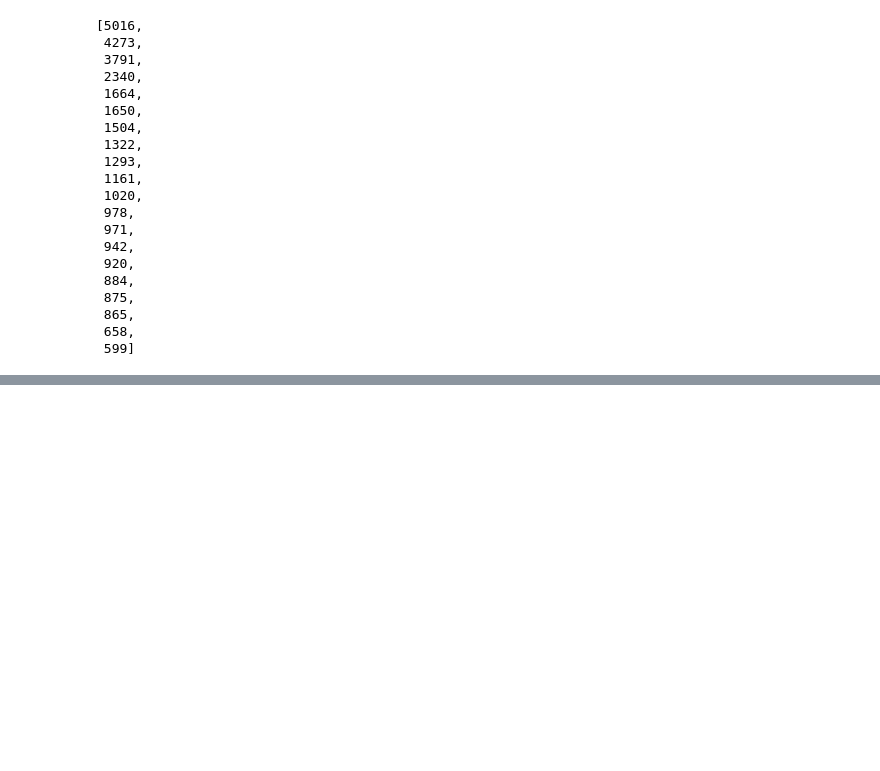
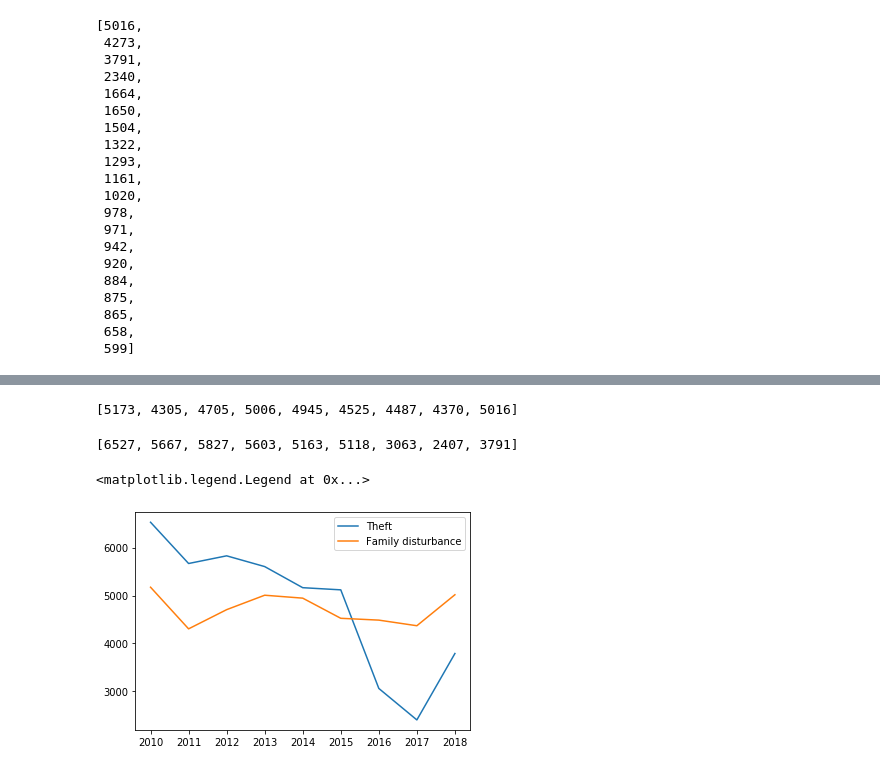
Before and after one commit to jraigosa/group-4, a Jupyter notebook: JupyterNotebooks/DateGrouping.ipynb, the cells around one changed output, grey strips where cells are left out. Cells and saved outputs as stored; diff of their text form; code cells hidden in the pictures; blank space fills up the shorter version.

```diff
--- a/JupyterNotebooks/DateGrouping.ipynb
+++ b/JupyterNotebooks/DateGrouping.ipynb
@@ -646,0 +238,21 @@ plt.xticks(rotation = 90)
+# %%
+years = [2010, 2011, 2012, 2013, 2014, 2015, 2016, 2017, 2018]
+# %%
+theft_by_year = [ len(df[(df.index.year==year) & (df["Highest Offense Description"]=="THEFT")] ) for year in years ]
+# %%
+fam_dist_by_year =  [ len(df[(df.index.year==year) & (df["Highest Offense Description"]=="FAMILY DISTURBANCE")]) for year in years ]
+# %%
+fam_dist_by_year
+# %% [output]
+[5173, 4305, 4705, 5006, 4945, 4525, 4487, 4370, 5016]
+# %%
+theft_by_year
+# %% [output]
+[6527, 5667, 5827, 5603, 5163, 5118, 3063, 2407, 3791]
+# %%
+plt.plot(years, theft_by_year, label="theft")
+plt.plot( years, fam_dist_by_year, label="family disturbance")
+plt.legend( ["Theft", "Family disturbance"])
+# %% [output]
+<matplotlib.legend.Legend at 0x...>
+[figure, added]
```
Also changed, not shown: parts of 90 cells of this notebook, 5 other files.
